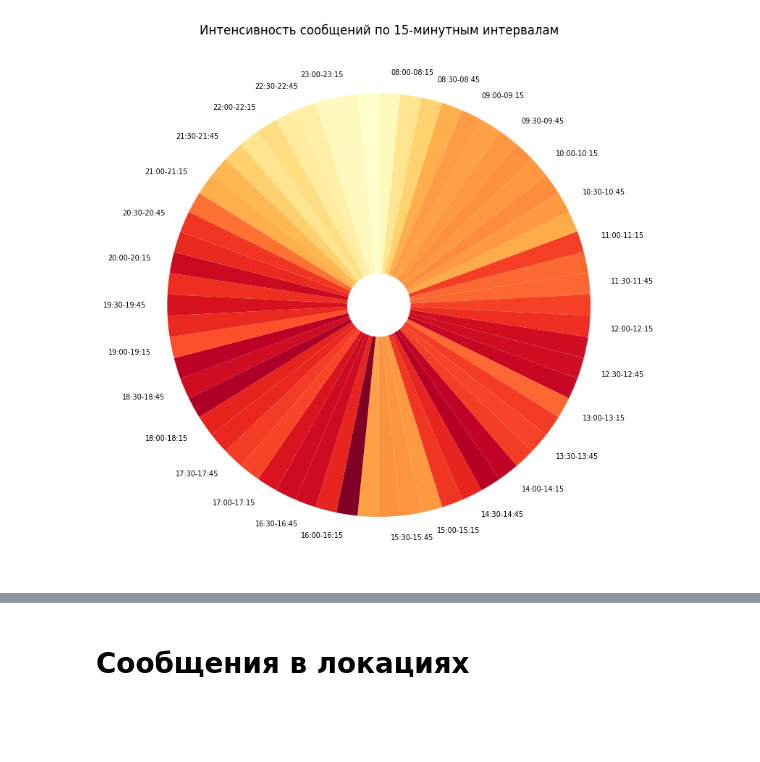
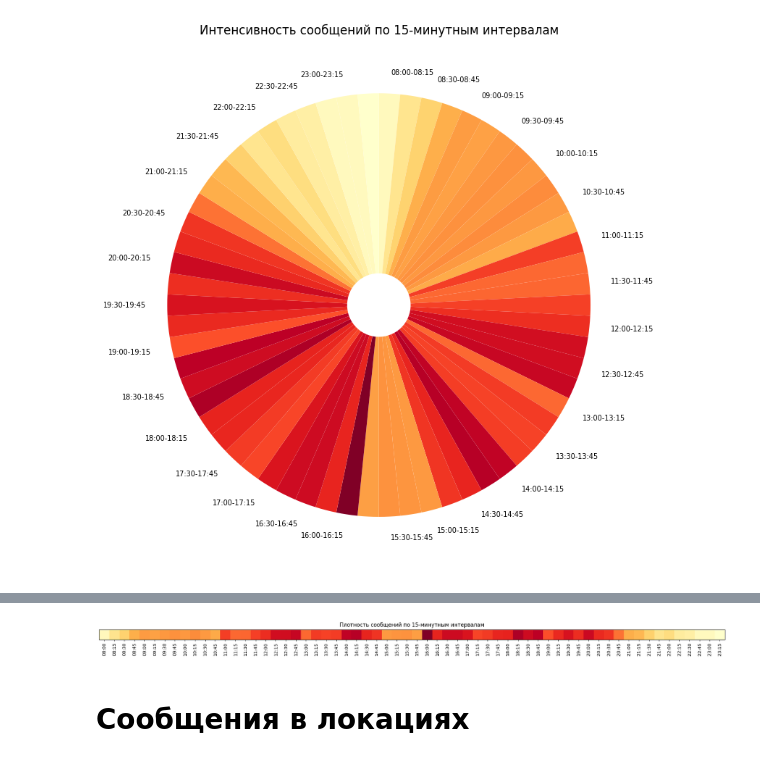
Before and after one commit to ekttd/VAST-Challenge, a Jupyter notebook: VAST_Challenge.ipynb, the cells around one changed output, grey strips where cells are left out. Cells and saved outputs as stored; diff of their text form; code cells hidden in the pictures; blank space fills up the shorter version.

Commit message:
added heatmap

```diff
--- a/VAST_Challenge.ipynb
+++ b/VAST_Challenge.ipynb
@@ -164,3 +170,25 @@ plt.show()
+# %%
+fig, ax = plt.subplots(figsize=(20, 2))
+
+# строка квадратов
+ax.imshow([norm], cmap='YlOrRd', aspect='equal')
+
+# подписи времени (как у тебя)
+clock_labels = [
+    (start_hour + pd.Timedelta(minutes=(q-1)*15)).strftime('%H:%M')
+    for q in intervals
+]
+
+
+ax.set_xticks(range(len(intervals)))
+ax.set_xticklabels(clock_labels, rotation=90)
+ax.set_yticks([])
+
+plt.title("Плотность сообщений по 15-минутным интервалам")
+plt.tight_layout()
+plt.show()
+# %% [output]
+[figure, added]
 # %% [markdown]
 # Сообщения в локациях
 # %%
```
Also changed, not shown: parts of 6 cells of this notebook.
